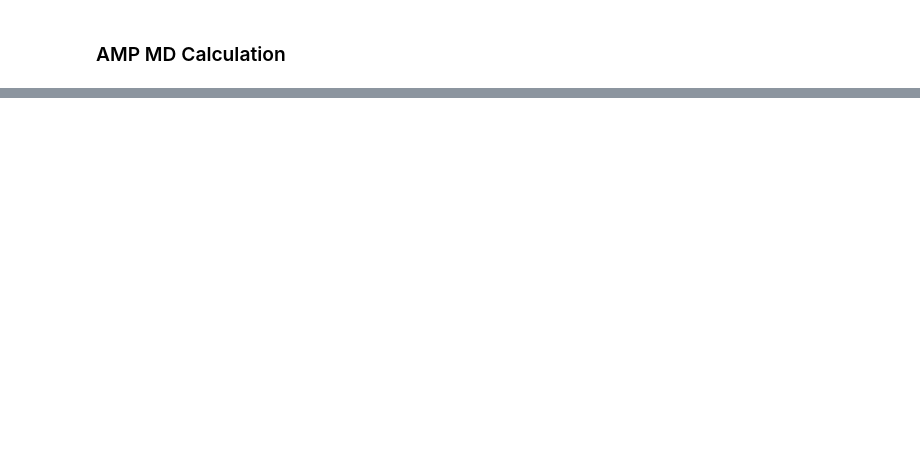
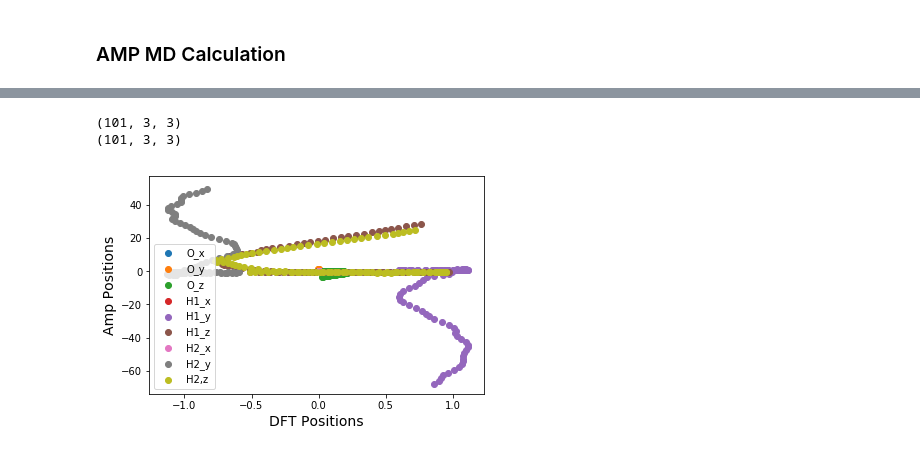
Before and after one commit to cancan233/googlecolab, a Jupyter notebook: Amp_MD.ipynb, the cells around one changed output, grey strips where cells are left out. Cells and saved outputs as stored; diff of their text form; code cells hidden in the pictures; blank space fills up the shorter version.

```diff
--- a/Amp_MD.ipynb
+++ b/Amp_MD.ipynb
@@ -82,0 +158,34 @@ dyn.run(100)
+# %%
+import numpy as np
+amp_md = read('amp.traj', index=':')
+amp_positions = []
+for i in range(len(amp_md)):
+    amp_positions.append(amp_md[i].get_positions())
+amp_positions = np.array(amp_positions)
+print(amp_positions.shape)
+
+dft_md = read('emt.traj', index=':')
+dft_positions = []
+for i in range(len(dft_md)):
+    dft_positions.append(dft_md[i].get_positions())
+dft_positions = np.array(dft_positions)
+print(dft_positions.shape)
+# %% [output]
+(101, 3, 3)
+(101, 3, 3)
+# %%
+%matplotlib inline
+import matplotlib.pyplot as plt
+labels = np.array([['O_x', 'O_y', 'O_z'], ['H1_x', 'H1_y', 'H1_z'], ['H2_x', 'H2_y', 'H2,z']])
+for i in range(3):
+    for j in range(3):
+        if j == 0:
+            plt.scatter(dft_positions[:,i,j], -amp_positions[:,i,j], label=labels[i,j])
+        else:
+            plt.scatter(dft_positions[:,i,j], amp_positions[:,i,j], label=labels[i,j])
+plt.xlabel('DFT Positions', fontsize=14)
+plt.ylabel('Amp Positions', fontsize=14)
+plt.legend()
+plt.show()
+# %% [output]
+[figure, added]
```
Also changed, not shown: parts of 6 cells of this notebook.
